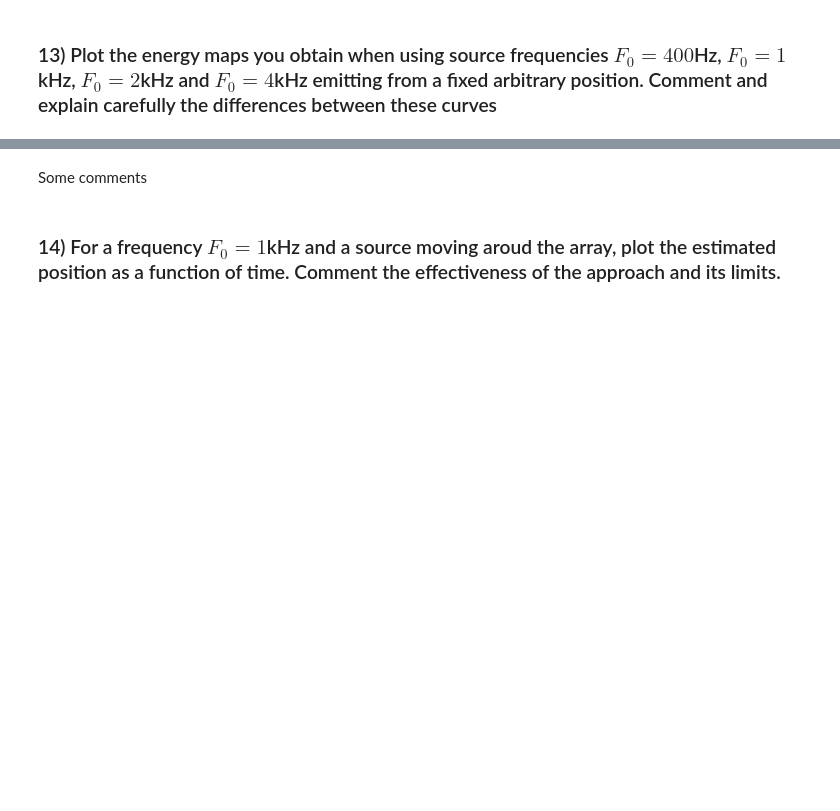
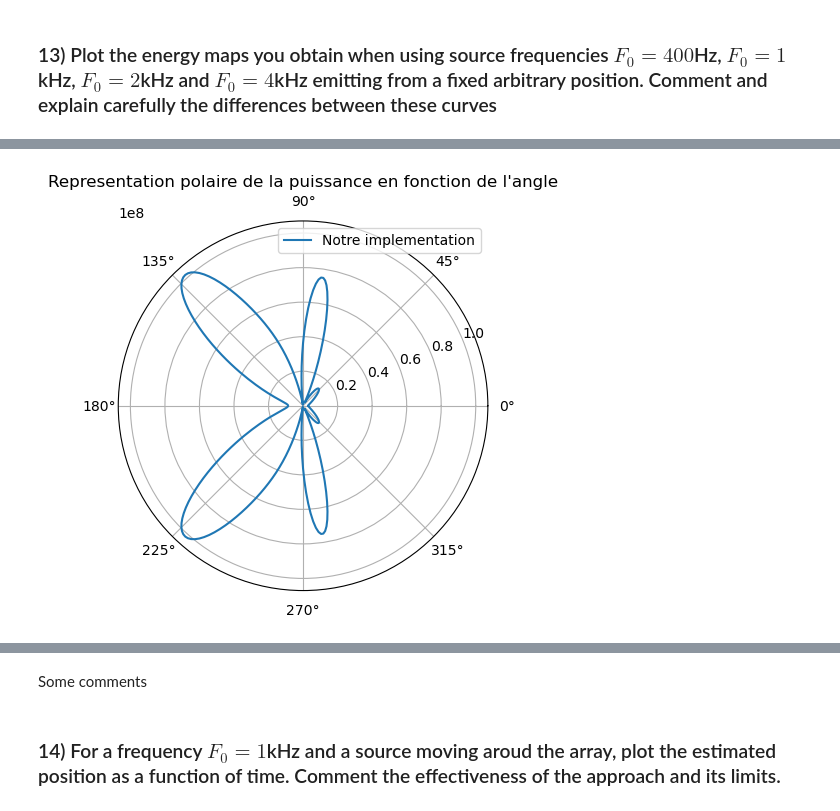
Before and after one commit to BranisGh/Sound-processing-Master-ISI-Sorbonne-University-, a Jupyter notebook: TP2_etu.ipynb, the cells around one changed output, grey strips where cells are left out. Drawn from its saved outputs; the diff is of its cells as text; code cells hidden in the pictures; blank space fills up the shorter version.

```diff
--- a/TP2_etu.ipynb
+++ b/TP2_etu.ipynb
@@ -22,0 +26,2 @@ VBox(children=(HBox(children=(FileChooser(path='C:\Users\Brani\OneDrive\Bureau\T
+# %%
+antenne=array('play')
@@ -288,0 +434,16 @@ from beamformer_etu import beamformer
+# %%
+# f0= 2000 Hz
+F0=2000
+m_2000 = np.load(r'C:\Users\Brani\Downloads\Sound-processing-Master-ISI-Sorbonne-University-\acquisitions_tp2\q13_2000.npy')
+P_2000=beamforming(m_2000, thetas, F0 , Fs)
+# %%
+thetas = np.arange(0,180, 1)
+plt.figure()
+deg = np.arange(0, 360, 1)
+plt.polar(deg*np.pi/180, beamforming(m_2000, deg, 2000, Fs), label = "Notre implementation")
+#plt.polar(deg*np.pi/180, bf.beamformer(m, deg, 1000, Fs), label = "Implémentaiton du prof")
+plt.title("Representation polaire de la puissance en fonction de l'angle")
+plt.legend()
+plt.show()
+# %% [output]
+[figure, added]
```
Also changed, not shown: parts of 52 cells of this notebook, 5 other files.
